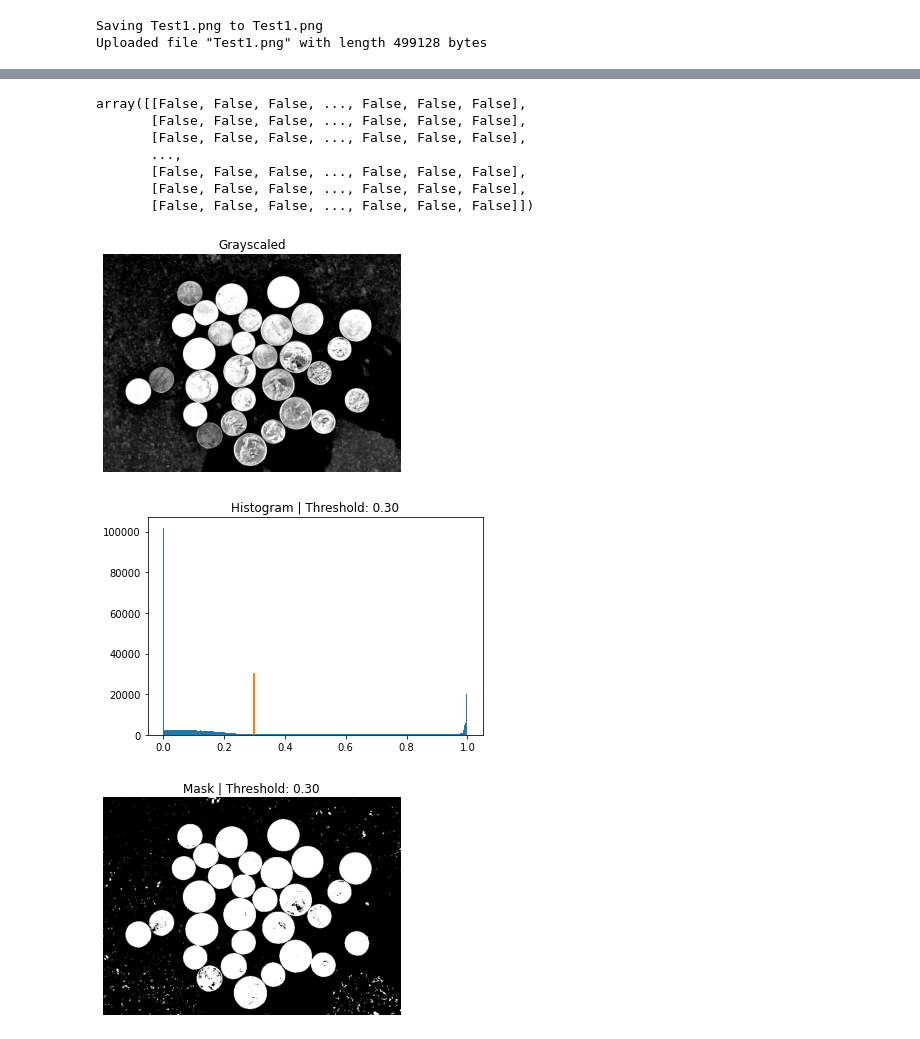
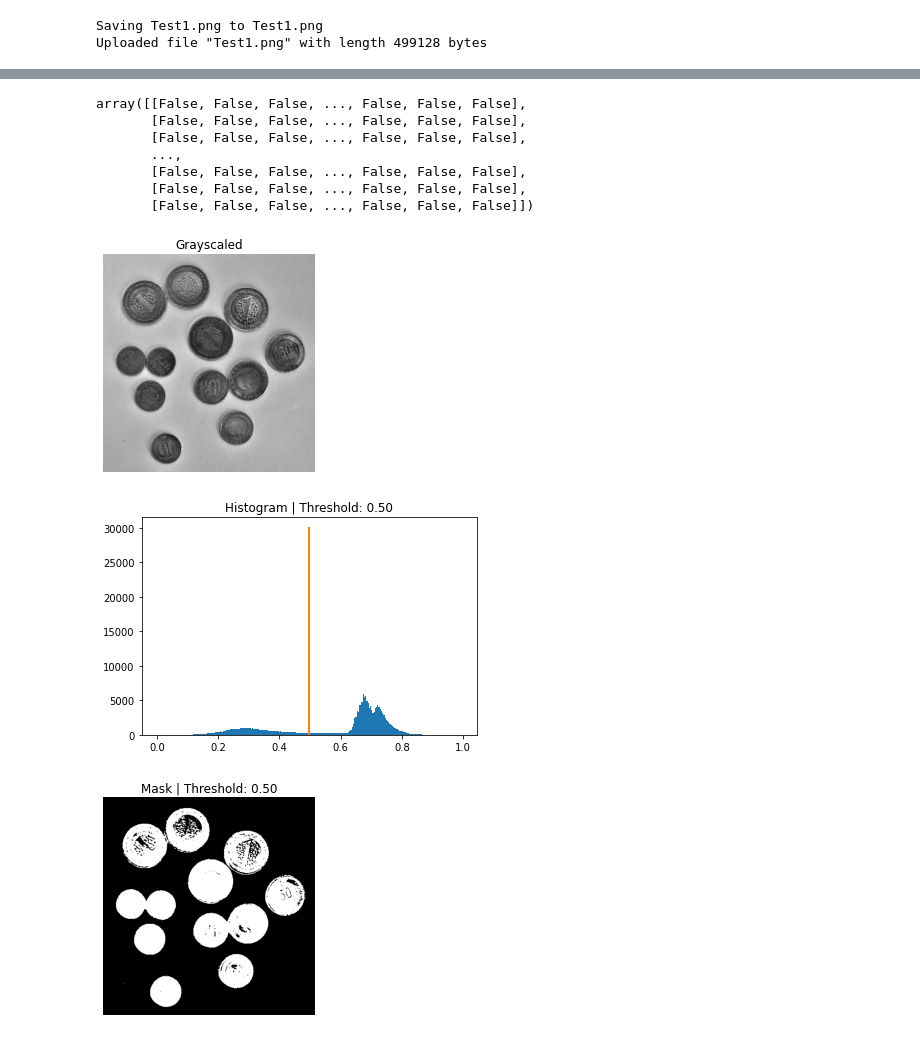
Before and after one commit to chase-capron/ImageProcessing, a Jupyter notebook: Counting_Coins.ipynb, the cells around one changed output, grey strips where cells are left out. Drawn from its saved outputs; the diff is of its cells as text; code cells hidden in the pictures.

```diff
--- a/Counting_Coins.ipynb
+++ b/Counting_Coins.ipynb
@@ -30,7 +29,7 @@ def display(im, title=None, **kwargs):
 # %%
 # Reads in the Image file to an array my_image
 # To use another Image, upload multiple images and replace the file name in my_image
-my_image = plt.imread('Test1.png') # [Insert file name here]
+my_image = plt.imread('Test2.png') # [Insert file name here]
 
 # Mask to Sharpen the Image for pre-processing (Helps distinquish coins from background)
 from skimage.filters import unsharp_mask
@@ -58,29 +57,34 @@ gray = display(heat, 'Grayscaled') # No cmap argument defaults to cmap='gray'
 # %%
 # Creating a Thresholding Mask
 from skimage.filters import threshold_otsu
 
 # Using a Otsu method Thresholder from skimage library
 gray = display(heat, 'Grayscaled')
 thresh = threshold_otsu(gray, nbins=5) # Determines the Threshold value for the border of coins, 5 bins optimizes the coin images the best
 binary = gray > thresh  # New Binary mask
 
 plt.figure()
 plt.hist(gray.ravel(), bins=250); # Displays Histogram of Gray values in Image
 plt.title('Histogram | Threshold: %.2f' % thresh) # Sets threshold to 2 decimal places
 plt.plot([thresh, thresh], [0,30000], linewidth=2)
 
+is_white = False
+if(binary[0,0]): #If the corner pixel value of the binary image is white, the image will be inverted to adjust for white backgrounds
+  binary=~binary
+  is_white = True
+
 display(binary, 'Mask | Threshold: %.2f' % thresh) # Displays the new Binary Image
 # %% [output]
 array([[False, False, False, ..., False, False, False],
        [False, False, False, ..., False, False, False],
        [False, False, False, ..., False, False, False],
        ...,
        [False, False, False, ..., False, False, False],
        [False, False, False, ..., False, False, False],
        [False, False, False, ..., False, False, False]])
-[figure, old version]
+[figure, new version]
-[figure, old version]
+[figure, new version]
-[figure, old version]
+[figure, new version]
 # %%
 # Cleaning up the Mask for final processing
 from skimage import morphology
```
Also changed, not shown: parts of 7 cells of this notebook.
